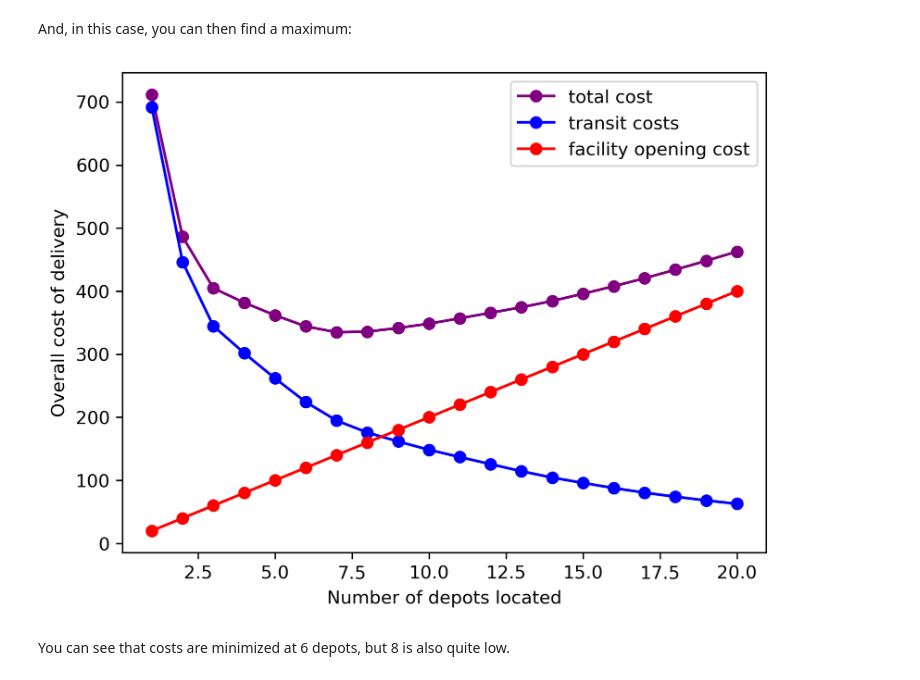
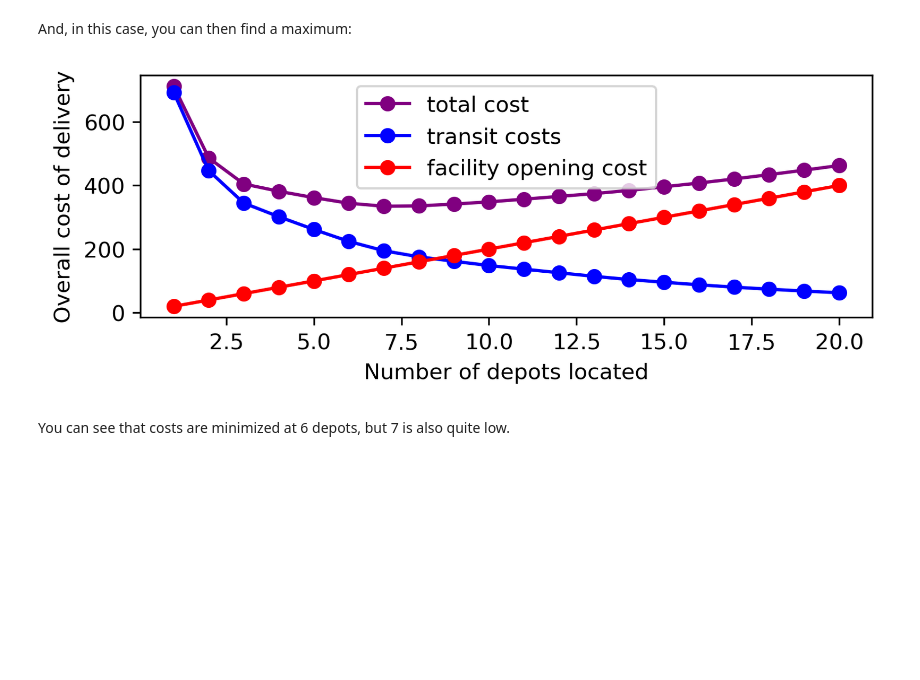
Before and after one commit to ljwolf/intro-to-spatialopt, a Jupyter notebook: answers/01-median-answers.ipynb, the cells around one changed output. Drawn from its saved outputs; the diff is of its cells as text; code cells hidden in the pictures; blank space fills up the shorter version.

```diff
--- a/answers/01-median-answers.ipynb
+++ b/answers/01-median-answers.ipynb
@@ -10,10 +10,15 @@ postcodes = pandas.read_csv("../uk_postcodes.csv")
 # spatialize the data
 postcodes = geopandas.GeoDataFrame(
     postcodes,
-    geometry=geopandas.points_from_xy(postcodes.lon, postcodes.lat, crs="epsg:4326")
+    geometry=geopandas.points_from_xy(
+        postcodes.lon, postcodes.lat,
+        crs="epsg:4326"
+    )
 )
 
-bristol_postcodes = postcodes[postcodes.outward.str.startswith("BS")].copy()
+bristol_postcodes = postcodes[
+    postcodes.outward.str.startswith("BS")
+].copy()
 
 # is the postcode in the center of the city?
 is_inner_city = bristol_postcodes.outward.str.lstrip("BS").astype(int) < 10
@@ -263,29 +356,30 @@ total_cost =  numpy.asarray(objective_values) + facility_costs
 # %% [markdown]
 And, in this case, you can then find a maximum:
 # %%
-plt.plot(range(1, 21),
+f,ax = plt.subplots(1,1,figsize=(6,2))
+ax.plot(range(1, 21),
          total_cost,
          marker='o',
          label='total cost',
          color='purple'
         )
-plt.plot(range(1, 21),
+ax.plot(range(1, 21),
          objective_values,
          marker='o',
          label='transit costs',
          color='blue'
         )
-plt.plot(range(1, 21),
+ax.plot(range(1, 21),
          facility_costs,
          marker='o',
          label='facility opening cost',
          color='red'
         )
-plt.legend()
-plt.xlabel("Number of depots located")
-plt.ylabel("Overall cost of delivery")
+ax.legend()
+ax.set_xlabel("Number of depots located")
+ax.set_ylabel("Overall cost of delivery")
 plt.show()
 # %% [output]
-[figure, old version]
+[figure, new version]
 # %% [markdown]
-You can see that costs are minimized at 6 depots, but 8 is also quite low.
+You can see that costs are minimized at 6 depots, but 7 is also quite low.
```
Also changed, not shown: parts of 10 cells of this notebook, 5 other files.
